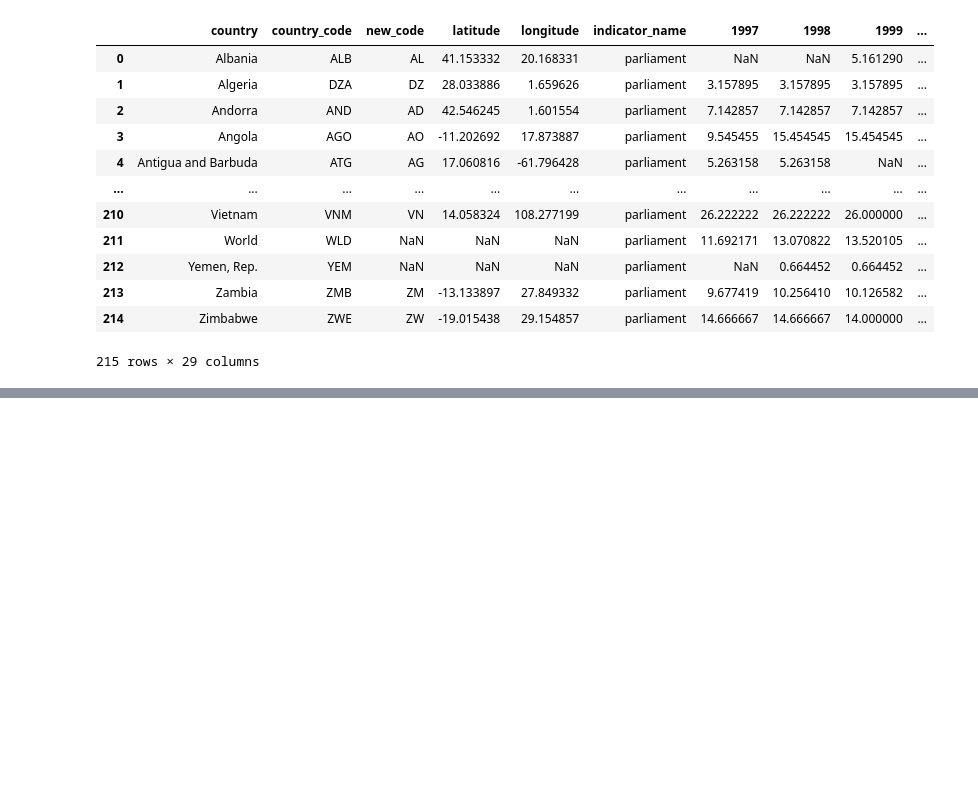
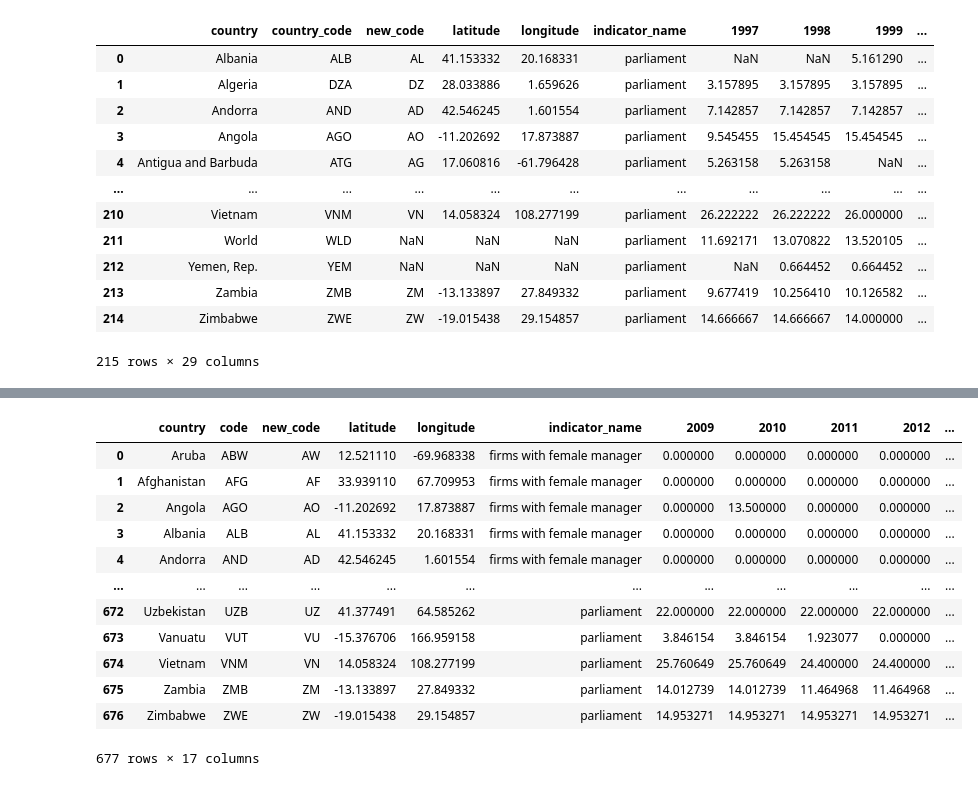
Before and after one commit to liliana-ilut/women-in-power, a Jupyter notebook: girlspower.ipynb, the cells around one changed output, grey strips where cells are left out. Saved outputs shown, nothing was run; the diff lists cells and outputs as text; code cells hidden in the pictures; blank space fills up the shorter version.

```diff
--- a/girlspower.ipynb
+++ b/girlspower.ipynb
@@ -524,0 +556,18 @@ OperationalError: (psycopg2.OperationalError) FATAL:  password authentication fa
+# %%
+#read the SQL query
+import pandas as pd
+pd.read_sql_query('select * from girls_in_power', con=engine)
+# %% [output]
+|  | country | code | new_code | latitude | longitude | indicator_name | 2009 | 2010 | 2011 | 2012 | ... |
+| 0 | Aruba | ABW | AW | 12.521110 | -69.968338 | firms with female manager | 0.000000 | 0.000000 | 0.000000 | 0.000000 | ... |
+| 1 | Afghanistan | AFG | AF | 33.939110 | 67.709953 | firms with female manager | 0.000000 | 0.000000 | 0.000000 | 0.000000 | ... |
+| 2 | Angola | AGO | AO | -11.202692 | 17.873887 | firms with female manager | 0.000000 | 13.500000 | 0.000000 | 0.000000 | ... |
+| 3 | Albania | ALB | AL | 41.153332 | 20.168331 | firms with female manager | 0.000000 | 0.000000 | 0.000000 | 0.000000 | ... |
+| 4 | Andorra | AND | AD | 42.546245 | 1.601554 | firms with female manager | 0.000000 | 0.000000 | 0.000000 | 0.000000 | ... |
+| ... | ... | ... | ... | ... | ... | ... | ... | ... | ... | ... | ... |
+| 672 | Uzbekistan | UZB | UZ | 41.377491 | 64.585262 | parliament | 22.000000 | 22.000000 | 22.000000 | 22.000000 | ... |
+| 673 | Vanuatu | VUT | VU | -15.376706 | 166.959158 | parliament | 3.846154 | 3.846154 | 1.923077 | 0.000000 | ... |
+| 674 | Vietnam | VNM | VN | 14.058324 | 108.277199 | parliament | 25.760649 | 25.760649 | 24.400000 | 24.400000 | ... |
+| 675 | Zambia | ZMB | ZM | -13.133897 | 27.849332 | parliament | 14.012739 | 14.012739 | 11.464968 | 11.464968 | ... |
+| 676 | Zimbabwe | ZWE | ZW | -19.015438 | 29.154857 | parliament | 14.953271 | 14.953271 | 14.953271 | 14.953271 | ... |
+677 rows × 17 columns
```
Also changed, not shown: parts of 9 cells of this notebook, 9 other files.
